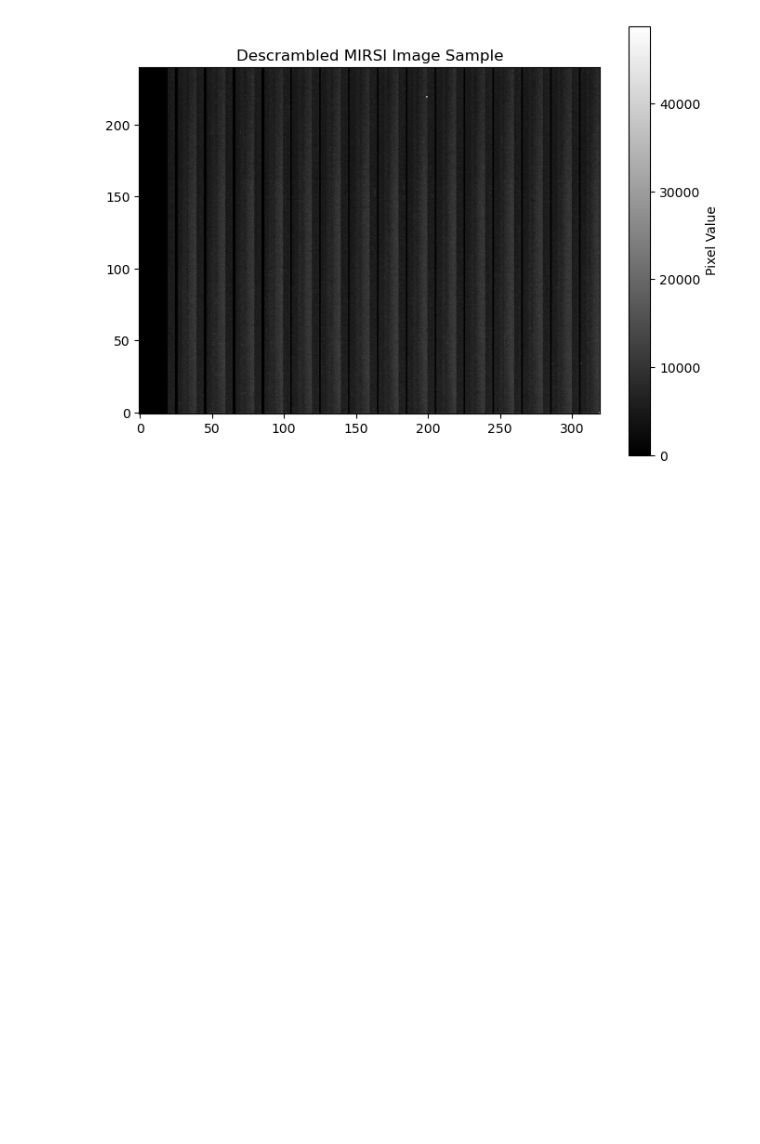
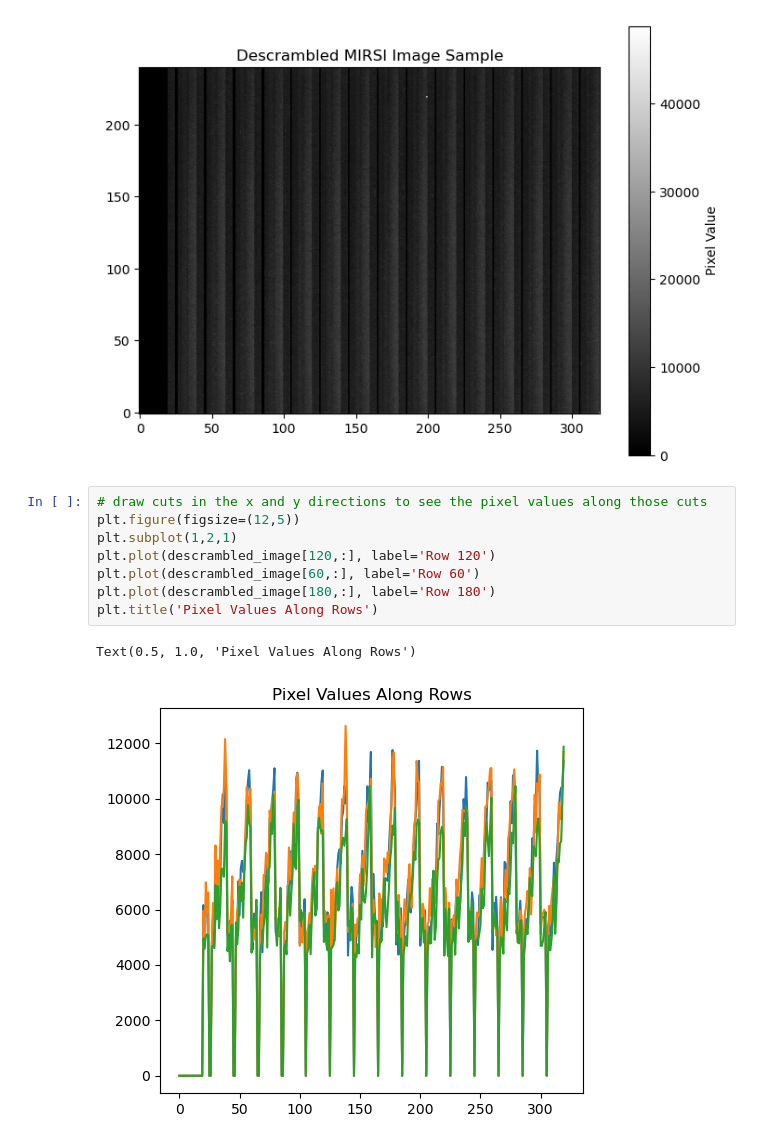
Before and after one commit to chase-urasaki/mirsi_sims, a Jupyter notebook: descrambe_images.ipynb, the cells around one changed output. Drawn from its saved outputs; the diff is of its cells as text; blank space fills up the shorter version.

```diff
--- a/descrambe_images.ipynb
+++ b/descrambe_images.ipynb
@@ -56,3 +63,14 @@ plt.colorbar(label='Pixel Value')
 plt.show()
 # %% [output]
 [figure]
+# %%
+# draw cuts in the x and y directions to see the pixel values along those cuts
+plt.figure(figsize=(12,5))
+plt.subplot(1,2,1)
+plt.plot(descrambled_image[120,:], label='Row 120')
+plt.plot(descrambled_image[60,:], label='Row 60')
+plt.plot(descrambled_image[180,:], label='Row 180')
+plt.title('Pixel Values Along Rows')
+# %% [output]
+Text(0.5, 1.0, 'Pixel Values Along Rows')
+[figure, added]
```
Also changed, not shown: parts of 1 cell of this notebook, 2 other files.
